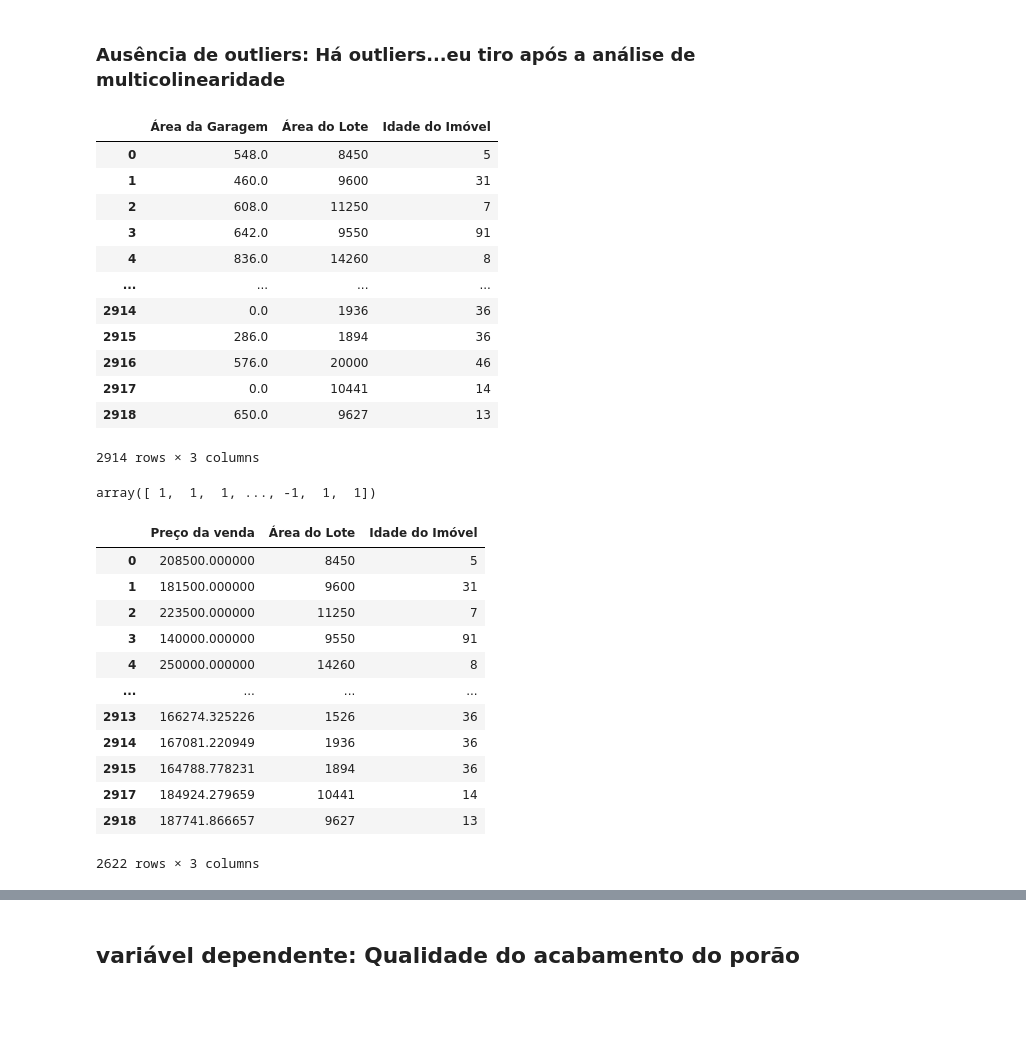
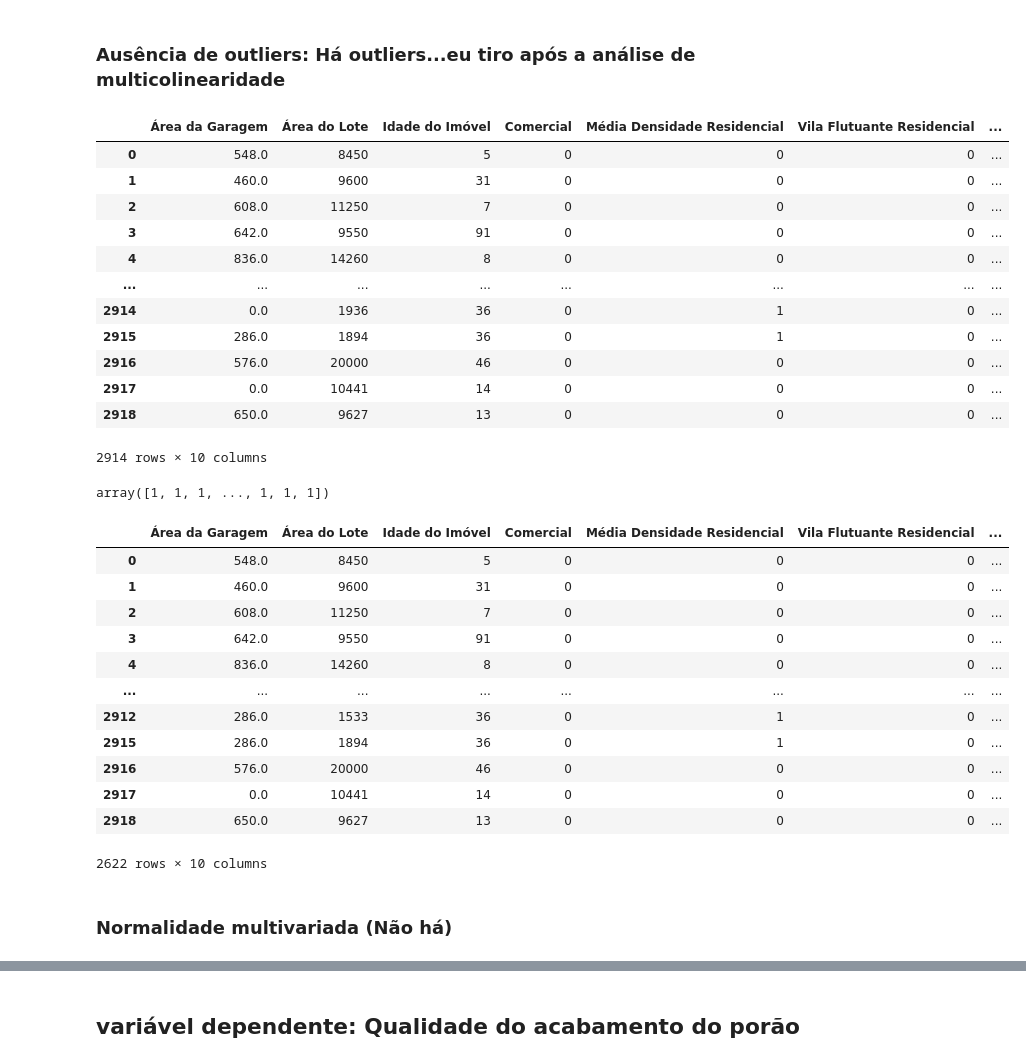
Before and after one commit to fabioheiji/mqaa, a Jupyter notebook: LAD.ipynb, the cells around one changed output, grey strips where cells are left out. Drawn from its saved outputs; the diff is of its cells as text; code cells hidden in the pictures; blank space fills up the shorter version.

```diff
--- a/LAD.ipynb
+++ b/LAD.ipynb
@@ -284,0 +201,13 @@ vif
+# %%
+novas_colunas = colunas_para_LDA.copy()
+
+while True:
+    vif = pd.DataFrame()
+    vif['VIF'] = [variance_inflation_factor(df[novas_colunas].to_numpy(), i) for i in range(df[novas_colunas].shape[1])]
+    vif['Atributo'] = novas_colunas
+    id_excluir = vif['VIF'].idxmax()
+    if vif['VIF'].max() > 5:
+        novas_colunas = novas_colunas.drop(novas_colunas[id_excluir])
+    else:
+        break
+vif
@@ -285,43 +226,44 @@ vif
 # %% [markdown]
 ### Ausência de outliers: Há outliers...eu tiro após a análise de multicolinearidade
 # %%
-novas_colunas = ['Área da Garagem','Área do Lote', 'Idade do Imóvel']
 df[novas_colunas]
 # %% [output]
-|  | Área da Garagem | Área do Lote | Idade do Imóvel |
-| 0 | 548.0 | 8450 | 5 |
-| 1 | 460.0 | 9600 | 31 |
-| 2 | 608.0 | 11250 | 7 |
-| 3 | 642.0 | 9550 | 91 |
-| 4 | 836.0 | 14260 | 8 |
-| ... | ... | ... | ... |
-| 2914 | 0.0 | 1936 | 36 |
-| 2915 | 286.0 | 1894 | 36 |
-| 2916 | 576.0 | 20000 | 46 |
-| 2917 | 0.0 | 10441 | 14 |
-| 2918 | 650.0 | 9627 | 13 |
+|  | Área da Garagem | Área do Lote | Idade do Imóvel | Comercial | Média Densidade Residencial | Vila Flutuante Residencial | ... |
+| 0 | 548.0 | 8450 | 5 | 0 | 0 | 0 | ... |
+| 1 | 460.0 | 9600 | 31 | 0 | 0 | 0 | ... |
+| 2 | 608.0 | 11250 | 7 | 0 | 0 | 0 | ... |
+| 3 | 642.0 | 9550 | 91 | 0 | 0 | 0 | ... |
+| 4 | 836.0 | 14260 | 8 | 0 | 0 | 0 | ... |
+| ... | ... | ... | ... | ... | ... | ... | ... |
+| 2914 | 0.0 | 1936 | 36 | 0 | 1 | 0 | ... |
+| 2915 | 286.0 | 1894 | 36 | 0 | 1 | 0 | ... |
+| 2916 | 576.0 | 20000 | 46 | 0 | 0 | 0 | ... |
+| 2917 | 0.0 | 10441 | 14 | 0 | 0 | 0 | ... |
+| 2918 | 650.0 | 9627 | 13 | 0 | 0 | 0 | ... |
-2914 rows × 3 columns
+2914 rows × 10 columns
 # %%
 # IsolationForest(,0.1)
 iso = IsolationForest(contamination=0.1)
 yhat = iso.fit_predict(df[novas_colunas])
 yhat
 # %% [output]
-array([ 1,  1,  1, ..., -1,  1,  1])
+array([1, 1, 1, ..., 1, 1, 1])
 # %%
 df_para_LDA = df[novas_colunas][yhat == 1]
 df_para_LDA
 # %% [output]
-|  | Preço da venda | Área do Lote | Idade do Imóvel |
-| 0 | 208500.000000 | 8450 | 5 |
-| 1 | 181500.000000 | 9600 | 31 |
-| 2 | 223500.000000 | 11250 | 7 |
-| 3 | 140000.000000 | 9550 | 91 |
-| 4 | 250000.000000 | 14260 | 8 |
-| ... | ... | ... | ... |
-| 2913 | 166274.325226 | 1526 | 36 |
-| 2914 | 167081.220949 | 1936 | 36 |
-| 2915 | 164788.778231 | 1894 | 36 |
-| 2917 | 184924.279659 | 10441 | 14 |
-| 2918 | 187741.866657 | 9627 | 13 |
+|  | Área da Garagem | Área do Lote | Idade do Imóvel | Comercial | Média Densidade Residencial | Vila Flutuante Residencial | ... |
+| 0 | 548.0 | 8450 | 5 | 0 | 0 | 0 | ... |
+| 1 | 460.0 | 9600 | 31 | 0 | 0 | 0 | ... |
+| 2 | 608.0 | 11250 | 7 | 0 | 0 | 0 | ... |
+| 3 | 642.0 | 9550 | 91 | 0 | 0 | 0 | ... |
+| 4 | 836.0 | 14260 | 8 | 0 | 0 | 0 | ... |
+| ... | ... | ... | ... | ... | ... | ... | ... |
+| 2912 | 286.0 | 1533 | 36 | 0 | 1 | 0 | ... |
+| 2915 | 286.0 | 1894 | 36 | 0 | 1 | 0 | ... |
+| 2916 | 576.0 | 20000 | 46 | 0 | 0 | 0 | ... |
+| 2917 | 0.0 | 10441 | 14 | 0 | 0 | 0 | ... |
+| 2918 | 650.0 | 9627 | 13 | 0 | 0 | 0 | ... |
-2622 rows × 3 columns
+2622 rows × 10 columns
+# %% [markdown]
+### Normalidade multivariada (Não há)
```
Also changed, not shown: parts of 17 cells of this notebook, 1 other file.
